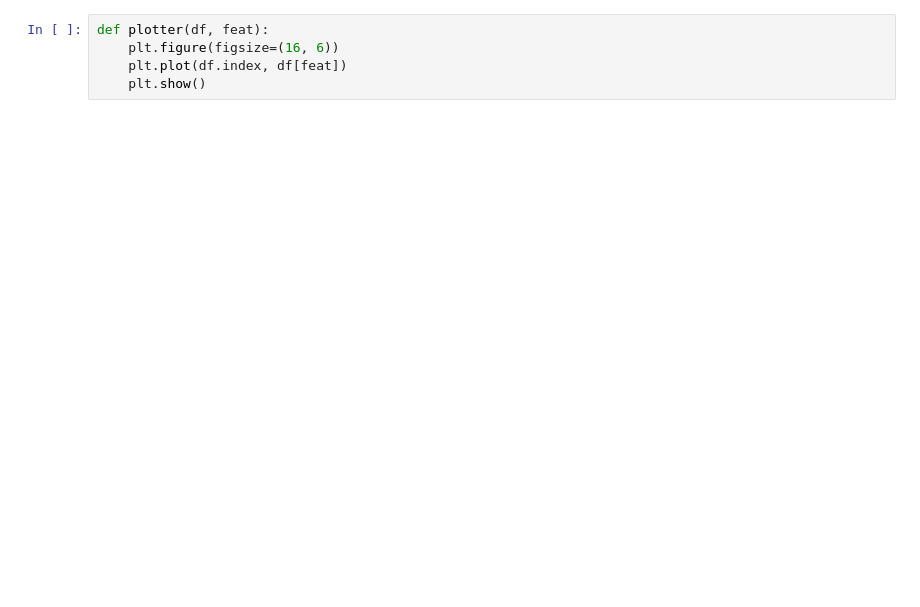
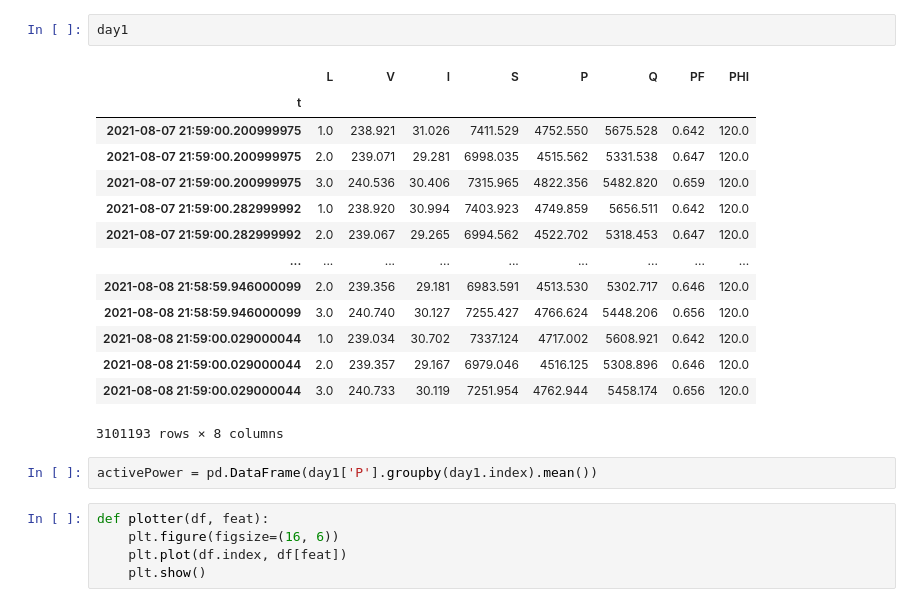
Before and after one commit to GStechschulte/energy-efficiency, a Jupyter notebook: sample-analysis/EDA.ipynb, the cells around one changed output. Saved outputs shown, nothing was run; the diff lists cells and outputs as text; blank space fills up the shorter version.

```diff
--- a/sample-analysis/EDA.ipynb
+++ b/sample-analysis/EDA.ipynb
@@ -27,3 +36,22 @@ day2.set_index(day2.t, inplace=True)
+# %%
+day1
+# %% [output]
+|  | L | V | I | S | P | Q | PF | PHI |
+| t |  |  |  |  |  |  |  |  |
+| 2021-08-07 21:59:00.200999975 | 1.0 | 238.921 | 31.026 | 7411.529 | 4752.550 | 5675.528 | 0.642 | 120.0 |
+| 2021-08-07 21:59:00.200999975 | 2.0 | 239.071 | 29.281 | 6998.035 | 4515.562 | 5331.538 | 0.647 | 120.0 |
+| 2021-08-07 21:59:00.200999975 | 3.0 | 240.536 | 30.406 | 7315.965 | 4822.356 | 5482.820 | 0.659 | 120.0 |
+| 2021-08-07 21:59:00.282999992 | 1.0 | 238.920 | 30.994 | 7403.923 | 4749.859 | 5656.511 | 0.642 | 120.0 |
+| 2021-08-07 21:59:00.282999992 | 2.0 | 239.067 | 29.265 | 6994.562 | 4522.702 | 5318.453 | 0.647 | 120.0 |
+| ... | ... | ... | ... | ... | ... | ... | ... | ... |
+| 2021-08-08 21:58:59.946000099 | 2.0 | 239.356 | 29.181 | 6983.591 | 4513.530 | 5302.717 | 0.646 | 120.0 |
+| 2021-08-08 21:58:59.946000099 | 3.0 | 240.740 | 30.127 | 7255.427 | 4766.624 | 5448.206 | 0.656 | 120.0 |
+| 2021-08-08 21:59:00.029000044 | 1.0 | 239.034 | 30.702 | 7337.124 | 4717.002 | 5608.921 | 0.642 | 120.0 |
+| 2021-08-08 21:59:00.029000044 | 2.0 | 239.357 | 29.167 | 6979.046 | 4516.125 | 5308.896 | 0.646 | 120.0 |
+| 2021-08-08 21:59:00.029000044 | 3.0 | 240.733 | 30.119 | 7251.954 | 4762.944 | 5458.174 | 0.656 | 120.0 |
+3101193 rows × 8 columns
+# %%
+activePower = pd.DataFrame(day1['P'].groupby(day1.index).mean())
 # %%
 def plotter(df, feat):
     plt.figure(figsize=(16, 6))
```
Also changed, not shown: parts of 20 cells of this notebook, 2 other files.
